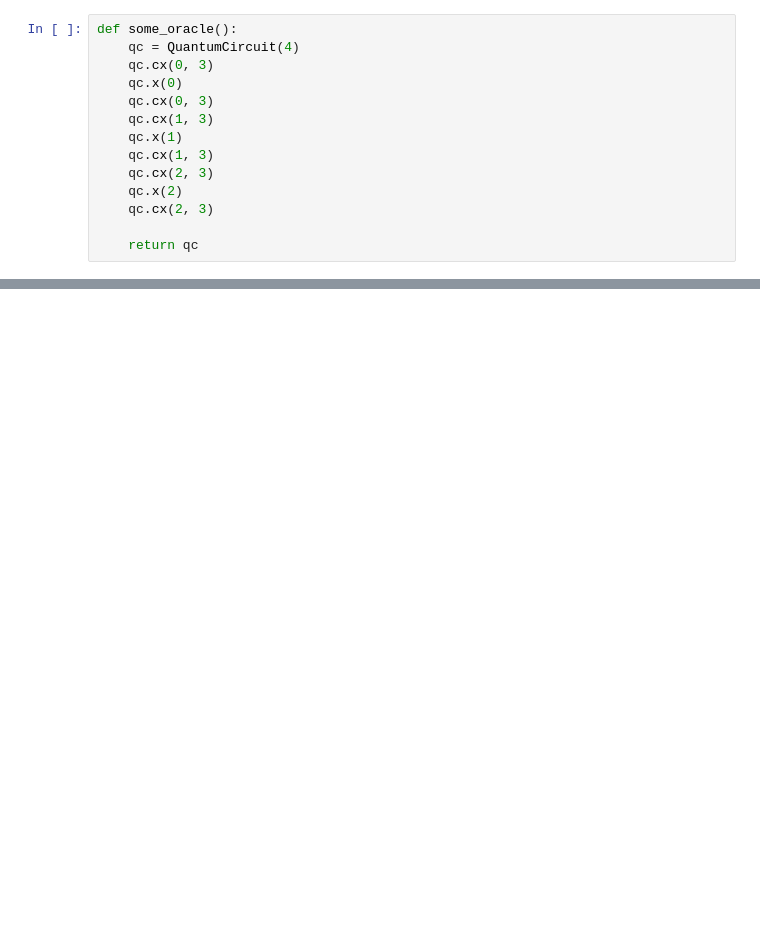
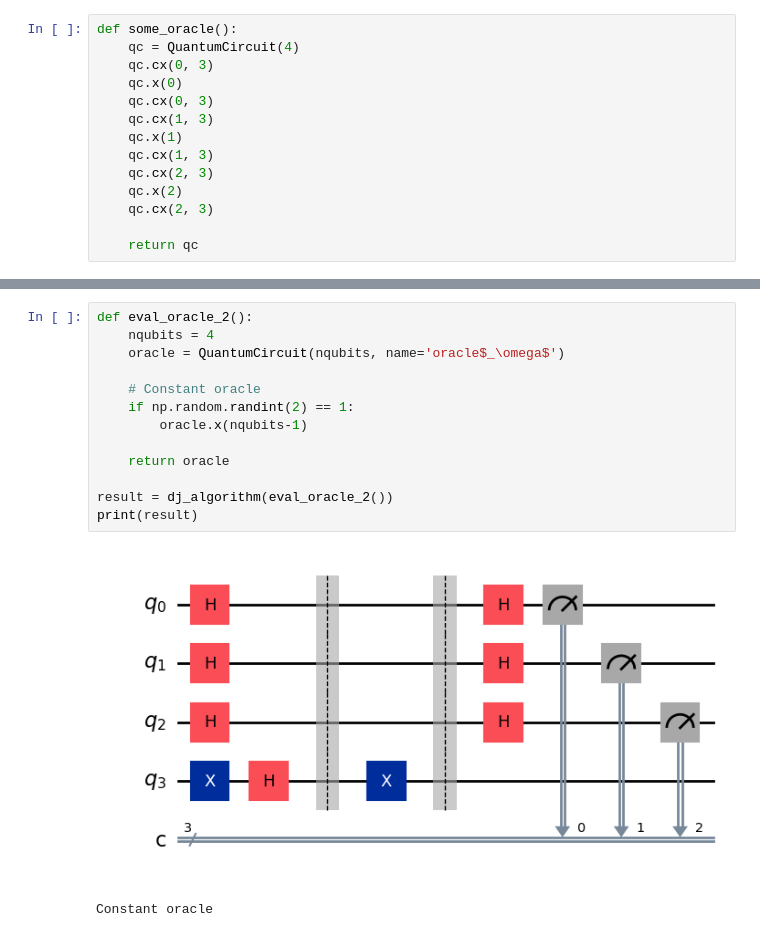
Before and after one commit to tentaclepurple/42_Ftl_quantum, a Jupyter notebook: Exercise_5/Deutsch_Jotza.ipynb, the cells around one changed output, grey strips where cells are left out. Cells and saved outputs as stored; diff of their text form; blank space fills up the shorter version.

```diff
--- a/Exercise_5/Deutsch_Jotza.ipynb
+++ b/Exercise_5/Deutsch_Jotza.ipynb
@@ -134,0 +153,16 @@ display(dj_algorithm(f))
+# %%
+def eval_oracle_2():
+    nqubits = 4
+    oracle = QuantumCircuit(nqubits, name='oracle$_\omega$')
+
+    # Constant oracle
+    if np.random.randint(2) == 1:
+        oracle.x(nqubits-1)
+
+    return oracle
+
+result = dj_algorithm(eval_oracle_2())
+print(result)
+# %% [output]
+[figure, added]
+Constant oracle
```
Also changed, not shown: parts of 8 cells of this notebook, 3 other files.
